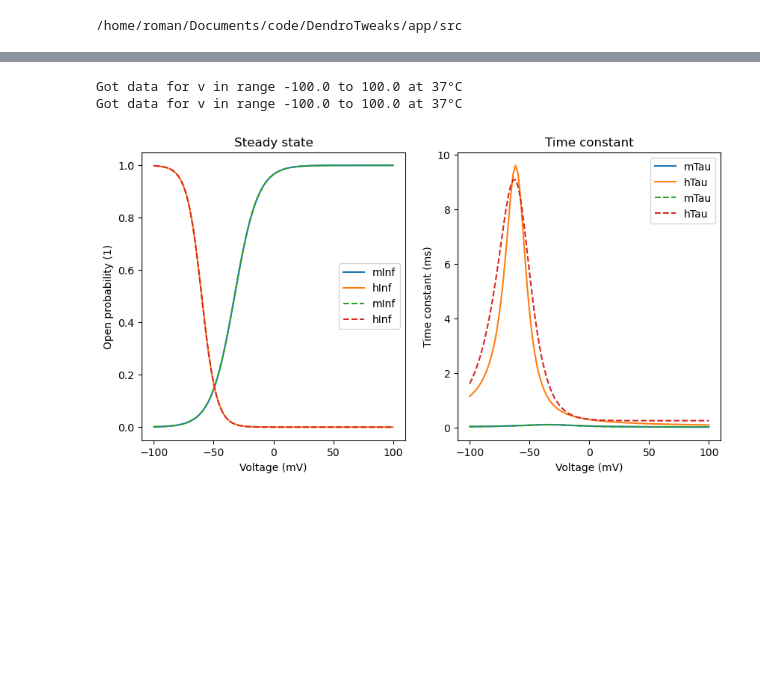
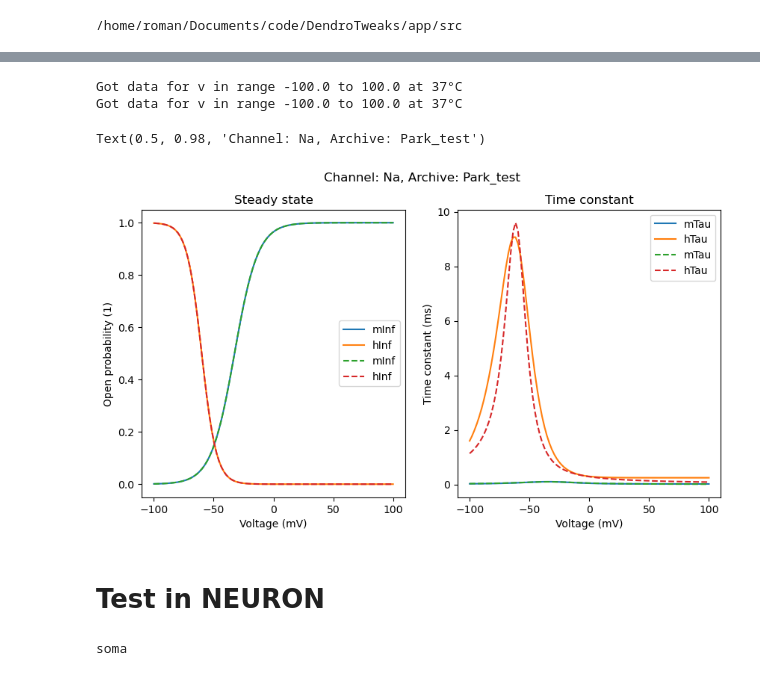
Before and after one commit to Poirazi-Lab/DendroTweaksApp, a Jupyter notebook: app/src/factory_test.ipynb, the cells around one changed output, grey strips where cells are left out. Saved outputs shown, nothing was run; the diff lists cells and outputs as text; code cells hidden in the pictures; blank space fills up the shorter version.

```diff
--- a/app/src/factory_test.ipynb
+++ b/app/src/factory_test.ipynb
@@ -53,7 +46,7 @@ channel = factory.create_channel(
     channel_name=channel_name,
     archive_name=archive_name,
     python_template_name="template_dd_new",
-    load=False
+    load=True
 )
 # %% [output]
 READING
@@ -78,7 +78,7 @@ standard_channel = factory.create_standard_channel(
     channel_name=channel_name,
     archive_name=archive_name,
     python_template_name="template_dd_new",
-    load=False
+    load=True
 )
 # %% [output]
 Got data for v in range -100.0 to 100.0 at 23°C
@@ -86,8 +101,12 @@ Saved content to /home/roman/Documents/code/DendroTweaks/app/src/data/mod/sNa.mo
 # %%
 fig, ax = plt.subplots(1, 2, figsize=(10, 5))
-channel.plot_kinetic_variables(ax=ax)
-standard_channel.plot_kinetic_variables(ax=ax, linestyle="--")
+standard_channel.plot_kinetics(ax=ax)
+channel.plot_kinetics(ax=ax, linestyle="--")
+plt.suptitle(f"Channel: {channel_name}, Archive: {archive_name}")
 # %% [output]
 Got data for v in range -100.0 to 100.0 at 37°C
 Got data for v in range -100.0 to 100.0 at 37°C
+Text(0.5, 0.98, 'Channel: Na, Archive: Park_test')
-[figure, old version]
+[figure, new version]
+# %% [markdown]
+# Test in NEURON
@@ -93,0 +118,5 @@ Got data for v in range -100.0 to 100.0 at 37°C
+# %%
+soma.insert(channel_name)
+soma.insert(f"s{channel_name}")
+# %% [output]
+soma
```
Also changed, not shown: parts of 10 cells of this notebook, 50 other files.
